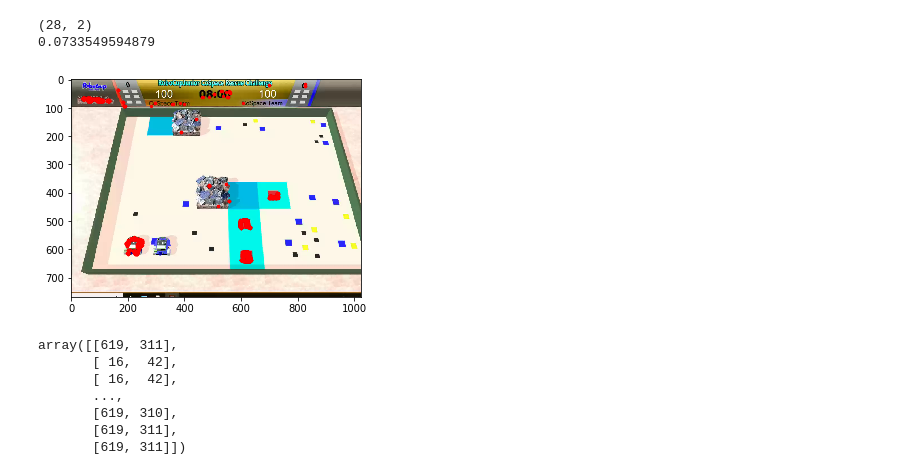
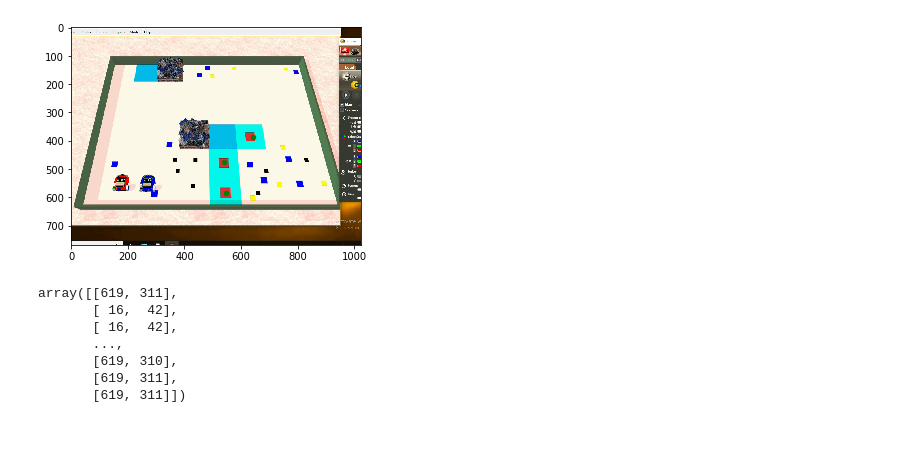
Before and after one commit to Mohamedemad4/erstling, a Jupyter notebook: object_markers/notebooks/playground.ipynb, the cells around one changed output. Drawn from its saved outputs; the diff is of its cells as text; code cells hidden in the pictures; blank space fills up the shorter version.

Commit message:
detect traps

```diff
--- a/object_markers/notebooks/playground.ipynb
+++ b/object_markers/notebooks/playground.ipynb
@@ -28,7 +31,3 @@ ret,frame=a.read()
 
 def showarray(a, fmt='png'):
     IPython.display.display(PIL.Image.fromarray(a))
-# %%
-#even though it says BGR treat it like RBG [r,g,b]
-upp_blue_Hsv=cv2.cvtColor(np.uint8([[[0,0,255]]]),cv2.COLOR_BGR2HSV).reshape(3,)
-low_blue_Hsv=cv2.cvtColor(np.uint8([[[0,0,60]]]),cv2.COLOR_BGR2HSV).reshape(3,)
@@ -39,2 +33,0 @@ array([  0, 255, 255], dtype=uint8)
-# %%
-low_blue_Hsv[1]=60 # sets saturation
@@ -73,33 +97,50 @@ def npwhere_toxyztupels(x,y,z):
 # %%
-'''Get Pixel coordinates'''
-b=get_color(frame,[255,0,0],[30,0,0])[0]
+'''Get Pixel coordinates of traps'''
+b=get_color(frame,[255,0,0],[20,0,0])[0]
 x,y,z = np.where(b>0) # see https://stackoverflow.com/questions/33747908/
 tar=npwhere_toxyztupels(x,y,z)
 
-cord_ar=list(tar)#np.array(tar)
-cord_ar_new=[]
-cord_ar =np.delete(np.array(cord_ar),2,1)
-t=time.time()
-'''This sucks maybe 2 points are close but arent next to eachother'''
-'''Plus slow for loop'''
-for i in range(0,len(cord_ar)-1):
-    a_b=np.array(cord_ar[i])-np.array(cord_ar[i+1])
-    if not (np.linalg.norm(a_b)<100): #eculidan distance metric exclude if more that 100pixels of distance
-        cord_ar_new.append(cord_ar[i])
-cord_ar_new=np.array(cord_ar_new)
-print(cord_ar_new.shape)
-print(time.time()-t)
+#notice that cord_ar by default is sorted by distance to origin
+cord_ar =np.delete(np.array(tar),2,1)
+
+'''
+- take cord_ar sort them by proximity to eachother
+
+- if n points are within k distance to eachother traps+1,location avreage n
+'''
+collocations=[]
+
+#for i in range(0,len(cord_ar)-5):
+#    a_b=np.array(cord_ar[i])-np.array(cord_ar[i+1])
+#    if not (np.linalg.norm(a_b)<100): #eculidan distance metric exclude if more that 100pixels of distance
+#        cord_ar_new.append(cord_ar[i])
+
+
 
 #the np.flip is because numpy and matplotlib treat axis def.
 ''' **REMOVE IN PROD np.flip** '''
-cord_ar_new_viz=np.flip(cord_ar) # remove the color thing  at the last indice
+t1=cord_ar[600:2200]
+
+t2=cord_ar[3000:4000]
+
+t3=cord_ar[8000:9000]
+
+cord_ar_new_viz=np.flip(t1) # remove the color thing  at the last indice
 implot = plt.imshow((frame))
-plt.scatter(cord_ar_new_viz[:,0],cord_ar_new_viz[:,1], c='r', s=5)
+
+centroids = np.flip(t1).mean(axis=0)
+plt.scatter(centroids[0],centroids[1],c="g",s=20)
+
+centroids = np.flip(t2).mean(axis=0)
+plt.scatter(centroids[0],centroids[1],c="g",s=20)
+
+centroids = np.flip(t3).mean(axis=0)
+plt.scatter(centroids[0],centroids[1],c="g",s=20)
+
+#plt.scatter(cord_ar_new_viz[:,0],cord_ar_new_viz[:,1], c='g', s=.04)
 plt.show()
 # %% [output]
-(28, 2)
-0.0733549594879
-[figure, old version]
+[figure, new version]
 # %%
 cord_ar=np.array(tar)
 cord_ar_new=[]
```
Also changed, not shown: parts of 9 cells of this notebook, 1 other file.
